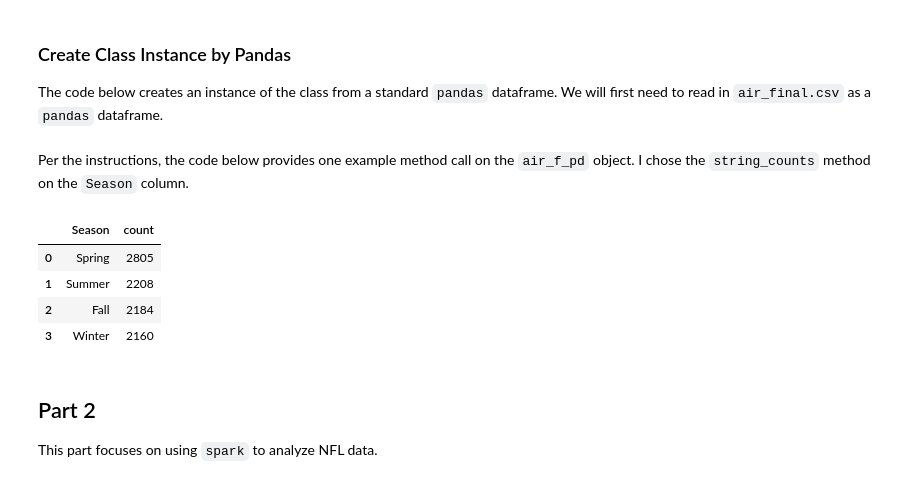
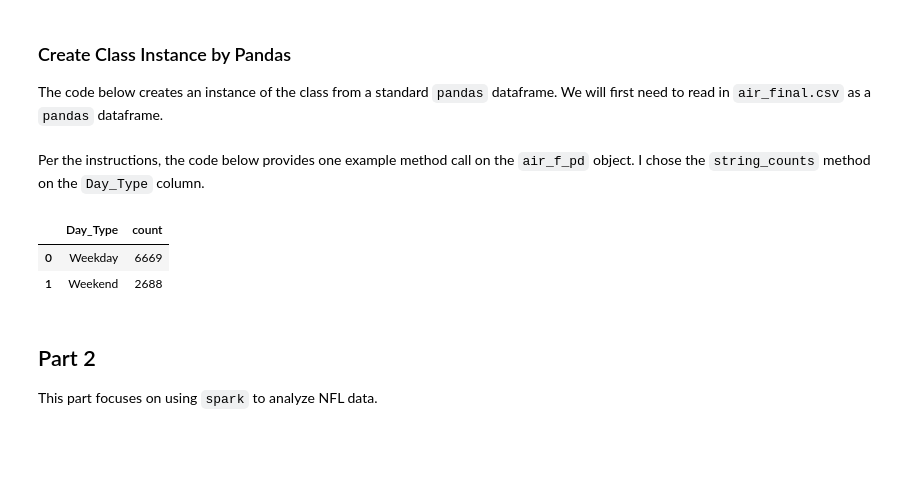
Before and after one commit to jlloring/ST-554_JLoring, a Jupyter notebook: Loring_Project2.ipynb, the cells around one changed output. Drawn from its saved outputs; the diff is of its cells as text; code cells hidden in the pictures; blank space fills up the shorter version.

```diff
--- a/Loring_Project2.ipynb
+++ b/Loring_Project2.ipynb
@@ -427,15 +427,13 @@ The code below creates an instance of the class from a standard `pandas` datafra
 air_pd = pd.read_csv("air_final.csv")
 air_f_pd = SparkDataCheck.pandas_dataframe(spark, air_pd)
 # %% [markdown]
-Per the instructions, the code below provides one example method call on the `air_f_pd` object. I chose the `string_counts` method on the `Season` column.
+Per the instructions, the code below provides one example method call on the `air_f_pd` object. I chose the `string_counts` method on the `Day_Type` column.
 # %%
-air_f_pd.string_counts("Season")
+air_f_pd.string_counts("Day_Type")
 # %% [output]
-|  | Season | count |
-| 0 | Spring | 2805 |
-| 1 | Summer | 2208 |
-| 2 | Fall | 2184 |
-| 3 | Winter | 2160 |
+|  | Day_Type | count |
+| 0 | Weekday | 6669 |
+| 1 | Weekend | 2688 |
 # %% [markdown]
 ## Part 2
 This part focuses on using `spark` to analyze NFL data.
```
Also changed, not shown: parts of 4 cells of this notebook.
